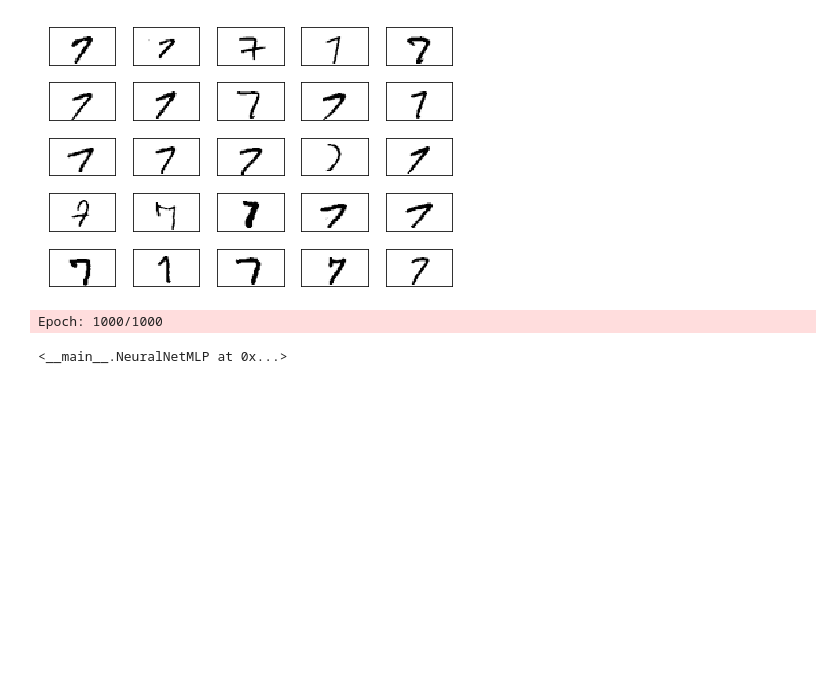
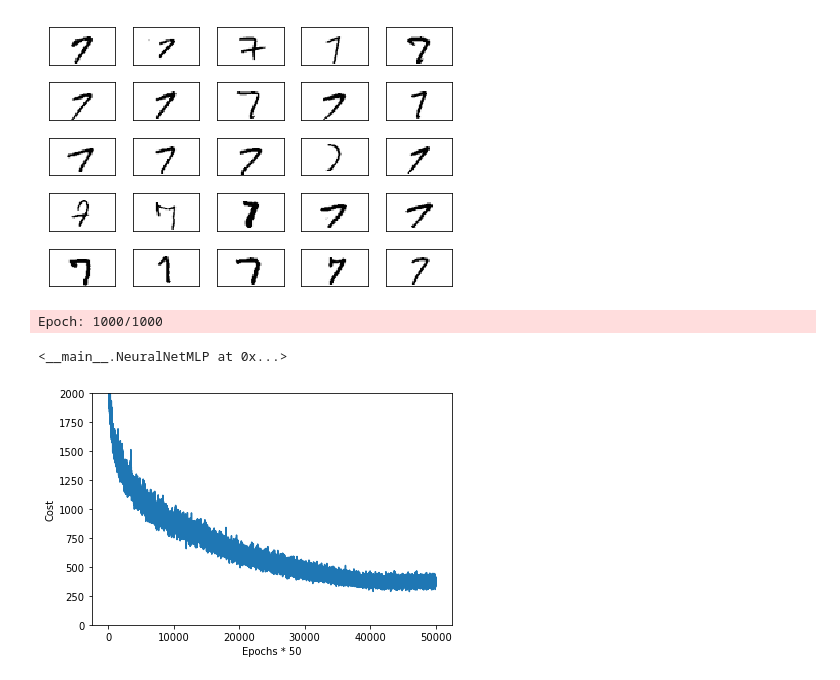
Before and after one commit to eugene-zuban/python-machine-learning-code, a Jupyter notebook: ch12/01-image-recognition.ipynb, the cells around one changed output. Drawn from its saved outputs; the diff is of its cells as text; code cells hidden in the pictures; blank space fills up the shorter version.

Commit message:
plotting cost, calculating performance and plotting missclassified images by the MLP model

```diff
--- a/ch12/01-image-recognition.ipynb
+++ b/ch12/01-image-recognition.ipynb
@@ -369,3 +369,13 @@ nn.fit(X_train, y_train, print_progress=True)
 # %% [output]
 Epoch: 1000/1000
 <__main__.NeuralNetMLP at 0x...>
+# %%
+# visualizing the cost
+plt.plot(range(len(nn.cost_)), nn.cost_)
+plt.ylim([0, 2000])
+plt.ylabel('Cost')
+plt.xlabel('Epochs * 50')
+plt.tight_layout()
+plt.show()
+# %% [output]
+[figure, added]
```
Also changed, not shown: parts of 4 cells of this notebook.
